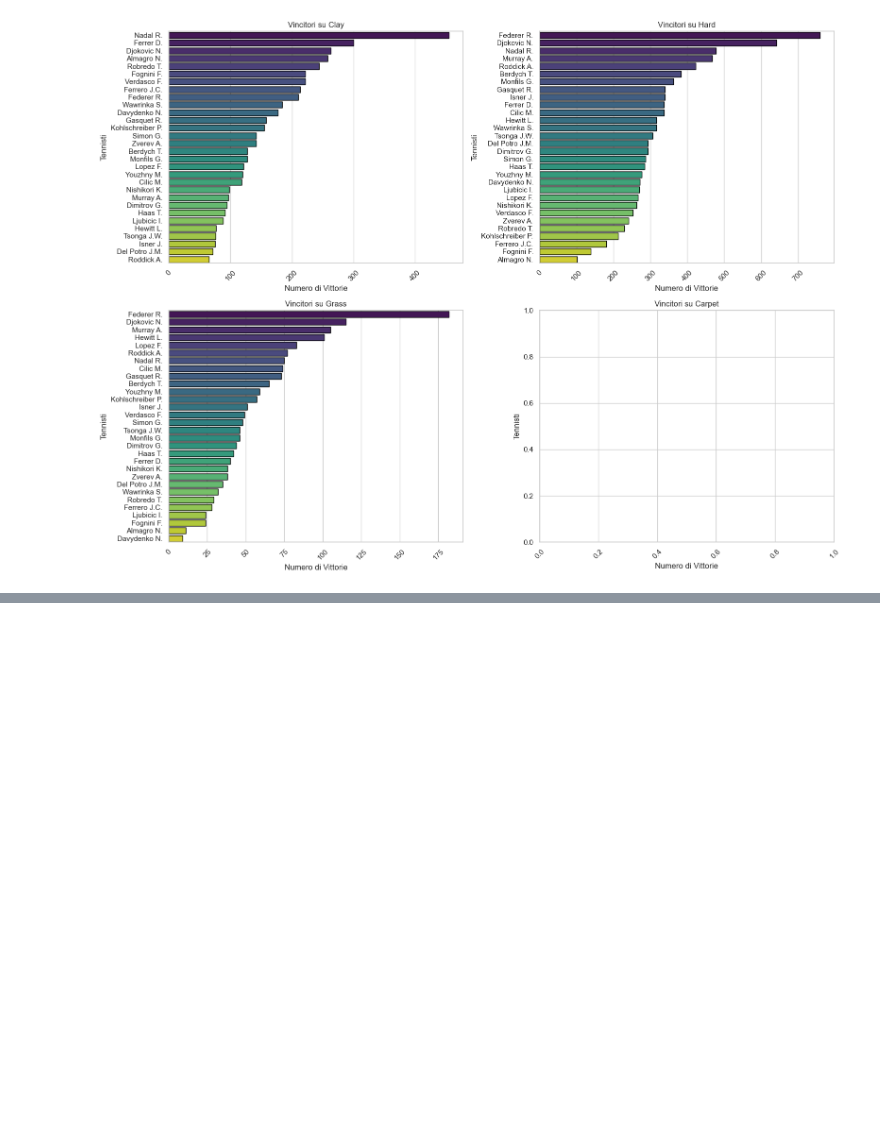
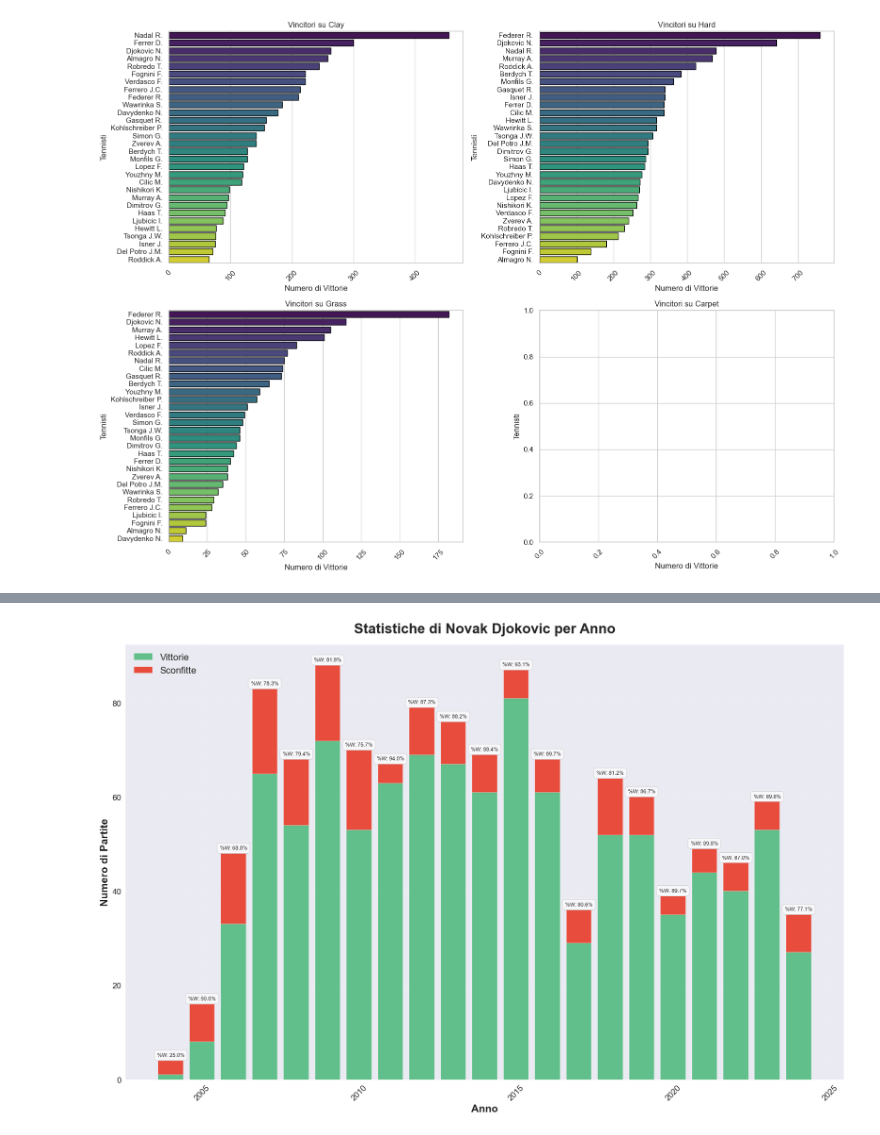
Before and after one commit to enricopierga/DataScience_2024-2025_Projects, a Jupyter notebook: notebook.ipynb, the cells around one changed output, grey strips where cells are left out. Cells and saved outputs as stored; diff of their text form; code cells hidden in the pictures; blank space fills up the shorter version.

```diff
--- a/notebook.ipynb
+++ b/notebook.ipynb
@@ -288,0 +495,77 @@ Passing `palette` without assigning `hue` is deprecated and will be removed in v
+# %%
+# Filtra i match di Djokovic (sia come Player_1 che come Player_2)
+djokovic_matches = df[(df['Player_1'] == 'Djokovic N.') | (df['Player_2'] == 'Djokovic N.')].copy()
+
+# Estrai l'anno dalla colonna Date
+djokovic_matches['Year'] = pd.to_datetime(djokovic_matches['Date']).dt.year
+
+# Calcola vittorie, sconfitte e percentuale vittorie per anno
+djokovic_stats = []
+for year in djokovic_matches['Year'].unique():
+    year_matches = djokovic_matches[djokovic_matches['Year'] == year]
+
+    # Conta vittorie quando Djokovic è Player_1 o Player_2
+    wins = len(year_matches[
+        ((year_matches['Player_1'] == 'Djokovic N.') & (year_matches['Winner'] == 'Djokovic N.')) |
+        ((year_matches['Player_2'] == 'Djokovic N.') & (year_matches['Winner'] == 'Djokovic N.'))
+    ])
+
+    # Il totale delle partite meno le vittorie sono le sconfitte
+    total_matches = len(year_matches)
+    losses = total_matches - wins
+
+    # Calcola la percentuale di vittorie
+    win_percentage = (wins / total_matches) * 100
+
+    djokovic_stats.append({
+        'Year': year,
+        'Vittorie': wins,
+        'Sconfitte': losses,
+        'Percentuale_Vittorie': win_percentage
+    })
+
+# Converti in DataFrame
+djokovic_stats_df = pd.DataFrame(djokovic_stats)
+
+# Crea la figura
+plt.figure(figsize=(18, 12))
+plt.style.use('seaborn')
+
+# Plot delle vittorie e sconfitte (barre)
+plt.bar(djokovic_stats_df['Year'], djokovic_stats_df['Vittorie'],
+        color='#27ae60', label='Vittorie', alpha=0.7, width=0.8)
+plt.bar(djokovic_stats_df['Year'], djokovic_stats_df['Sconfitte'],
+        bottom=djokovic_stats_df['Vittorie'], color='#e74c3c',
+        label='Sconfitte')
+
+# Personalizzazione del grafico
+plt.title('Statistiche di Novak Djokovic per Anno', pad=20, fontsize=24, fontweight='bold')
+plt.xlabel('Anno', fontsize=18, fontweight='bold')
+plt.ylabel('Numero di Partite', fontsize=18, fontweight='bold')
+
+# Griglia e stile
+plt.grid(True, linestyle='--', alpha=0.3)
+plt.gca().spines['top'].set_visible(False)
+plt.gca().spines['right'].set_visible(False)
+
+# Rotazione delle etichette sull'asse x
+plt.xticks(rotation=45, fontsize=14)
+plt.yticks(fontsize=14)
+
+# Aggiungi la legenda con font più grande
+plt.legend(loc='upper left', fontsize=16)
+
+# Aggiungi le etichette delle percentuali sopra ogni barra
+for i, row in djokovic_stats_df.iterrows():
+    total_height = row['Vittorie'] + row['Sconfitte']
+    plt.annotate(f'%W: {row["Percentuale_Vittorie"]:.1f}%',
+                xy=(row['Year'], total_height),
+                xytext=(0, 5), textcoords='offset points',
+                ha='center', va='bottom',
+                fontsize=9,
+                bbox=dict(boxstyle='round,pad=0.5', fc='white', ec='gray', alpha=0.7))
+
+plt.tight_layout()
+plt.show()
+# %% [output]
+[figure, added]
```
Also changed, not shown: parts of 12 cells of this notebook, 1 other file.
